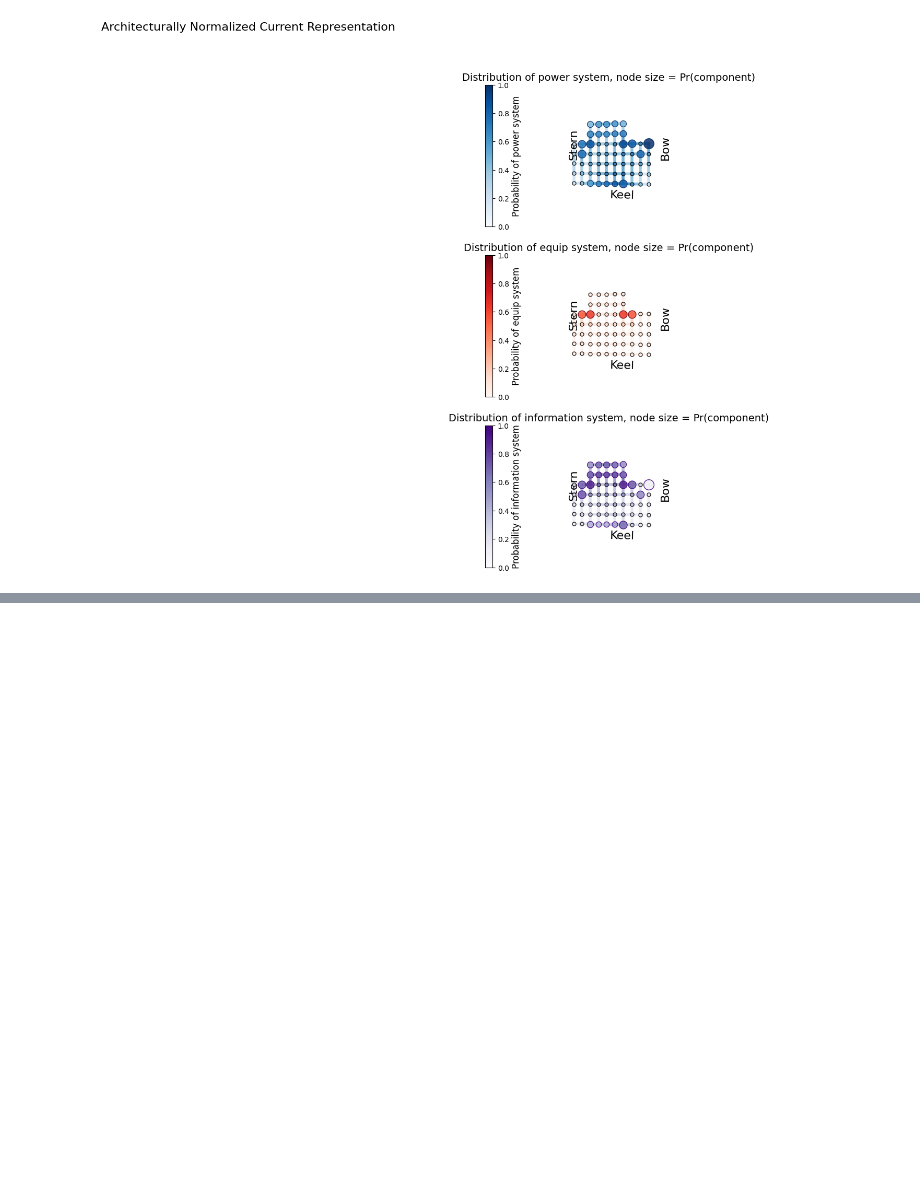
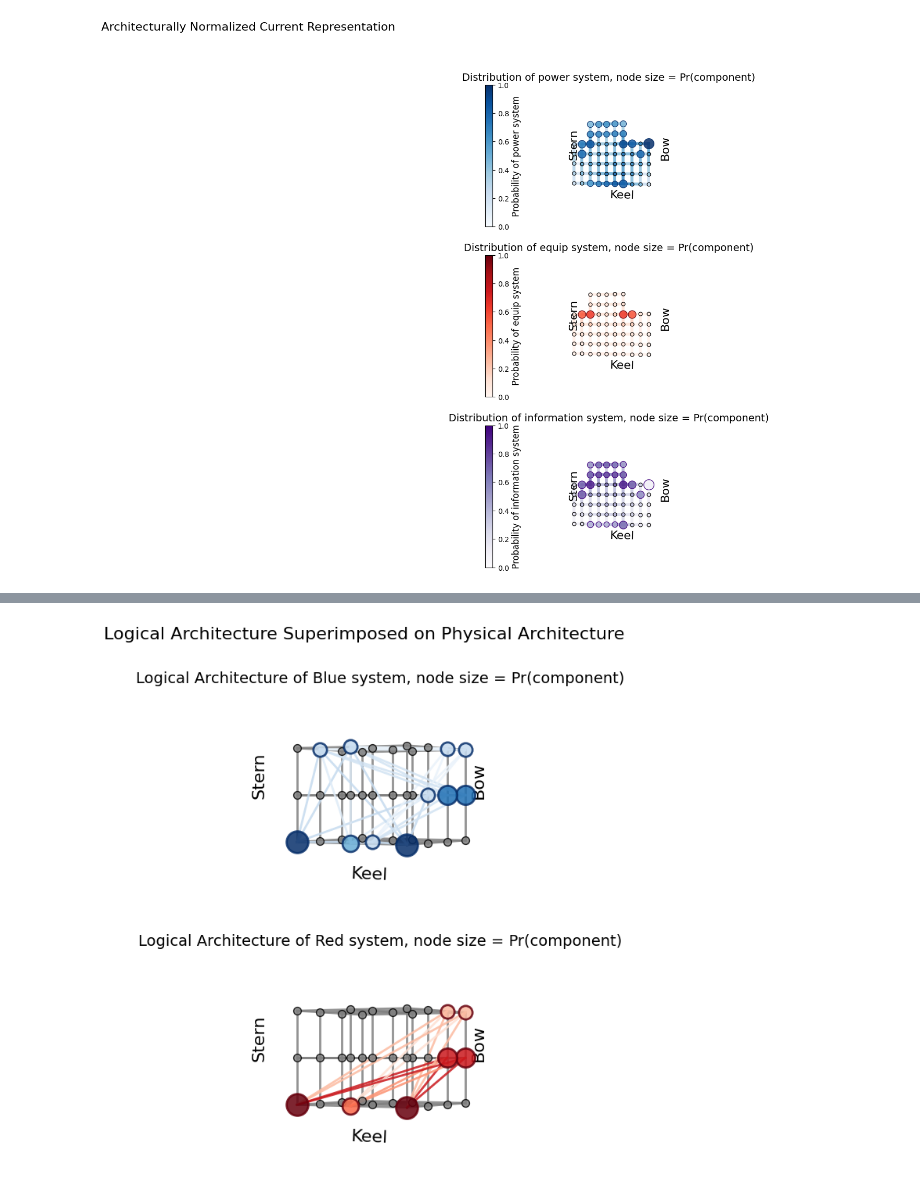
Before and after one commit to mdowling315/ShipNET, a Jupyter notebook: myowntest.ipynb, the cells around one changed output, grey strips where cells are left out. Cells and saved outputs as stored; diff of their text form; code cells hidden in the pictures; blank space fills up the shorter version.

```diff
--- a/myowntest.ipynb
+++ b/myowntest.ipynb
@@ -520,3 +534,92 @@ plot_current(g_i, ir_la, scale=.25, elev=0, angle=-70, factor=2.0)
 *c* argument looks like a single numeric RGB or RGBA sequence, which should be avoided as value-mapping will have precedence in case its length matches with *x* & *y*.  Please use the *color* keyword- ...
 [figure]
 [figure]
+# %%
+# Physical Architecture
+g = nx.grid_graph(dim=[3, 4, 3])
+
+# Logical Architecture
+la = {}
+la['components'] = {}
+la['systems'] = []
+
+# components
+c1 = {(0, 0, 0): 1.0, (1, 0, 0): 0.5, (2, 0, 0): 1.0}
+la['components']['c1'] = {}
+la['components']['c1']['loc'] = c1
+
+c2 = {(2, 2, 2): .25, (2, 2, 1): .75, (2, 3, 2): .25, (2, 3, 1): .75 }
+la['components']['c2'] = {}
+la['components']['c2']['loc'] = c2
+
+cu = {(1, 1, 0): 'un', (1, 0, 2): 'un', (2, 1, 1): 'un', (0, 1, 2): 'un'}  # ,(1,0,0):'un'}
+la['components']['cu'] = {}
+la['components']['cu']['loc'] = cu
+
+# systems
+# power
+p = nx.DiGraph()
+p.add_node('c1', loc=la['components']['c1']['loc'])
+p.add_node('c2', loc=la['components']['c2']['loc'])
+p.add_node('cu', loc=la['components']['cu']['loc'])
+p.add_edges_from([('c1', 'cu'), ('cu', 'c2')])
+#print(p.nodes.data())
+la['Blue'] = p
+la['systems'].append('Blue')
+
+# cooling
+c = nx.DiGraph()
+c.add_node('c1', loc=la['components']['c1']['loc'])
+c.add_node('c2', loc=la['components']['c2']['loc'])
+c.add_edges_from([('c2', 'c1')])
+la['Red'] = c
+la['systems'].append('Red')
+
+# add unique physical architecture to each edge
+ph_ini = 0.5
+num_obj = 2
+for sys, net in la.items():
+    if sys not in la['systems']:
+        continue
+    for j, k in net.edges():
+        # print j,k
+        # create unique phyical network for that edge
+        g_edge = nx.Graph()
+        for a, b in g.edges():
+            # print a,b
+            i = 0.0  # current
+            r = 1.0  # resistance
+            ph = [ph_ini for x in range(num_obj)]  # pheromone
+            h = [1.0 for x in range(num_obj)]  # heuristic
+            g_edge.add_edge(a, b, i=i, r=r, ph=ph, h=h)  # add edge with data
+
+        for n in g.nodes():
+            g_edge.nodes[n]['i'] = 0.0  # set current for nodes
+            ph = [ph_ini for x in range(num_obj)]  # pheromone
+            h = [1.0 for x in range(num_obj)]  # heuristic
+            g_edge.nodes[n]['ph'] = ph
+            g_edge.nodes[n]['h'] = h
+        net[j][k]['g'] = g_edge
+for comp in la['components']:
+    # assign current, pheromones, resistances and heuristics to component locations
+    la['components'][comp]['i'] = {}
+    la['components'][comp]['r'] = {}
+    la['components'][comp]['ph'] = {}
+    la['components'][comp]['h'] = {}
+    for l in la['components'][comp]['loc']:
+        la['components'][comp]['i'][l] = 0.0
+        la['components'][comp]['r'][l] = 1.0
+        la['components'][comp]['ph'][l] = [ph_ini for x in range(num_obj)]  # pheromone
+        la['components'][comp]['h'][l] = [1.0 for x in range(num_obj)]  # heuristic
+
+# test changing r
+# la['components']['cu']['r'][(2,0,0)]=1E-10
+
+ir_la = i_ANCR(g, la)
+g_i = project_current_distribution_bus(g, ir_la)
+
+plot=True
+if plot:
+    plot_setups(g, la, scale=.5, elev=0, angle=-60, factor=2.0)
+    plot_current(g_i, ir_la, scale=.5, elev=0, angle=-60, factor=2.0)
+# %% [output]
@@ -522,0 +643 @@ plot_current(g_i, ir_la, scale=.25, elev=0, angle=-70, factor=2.0)
+[figure, added]
```
Also changed, not shown: parts of 5 cells of this notebook, 4 other files.
